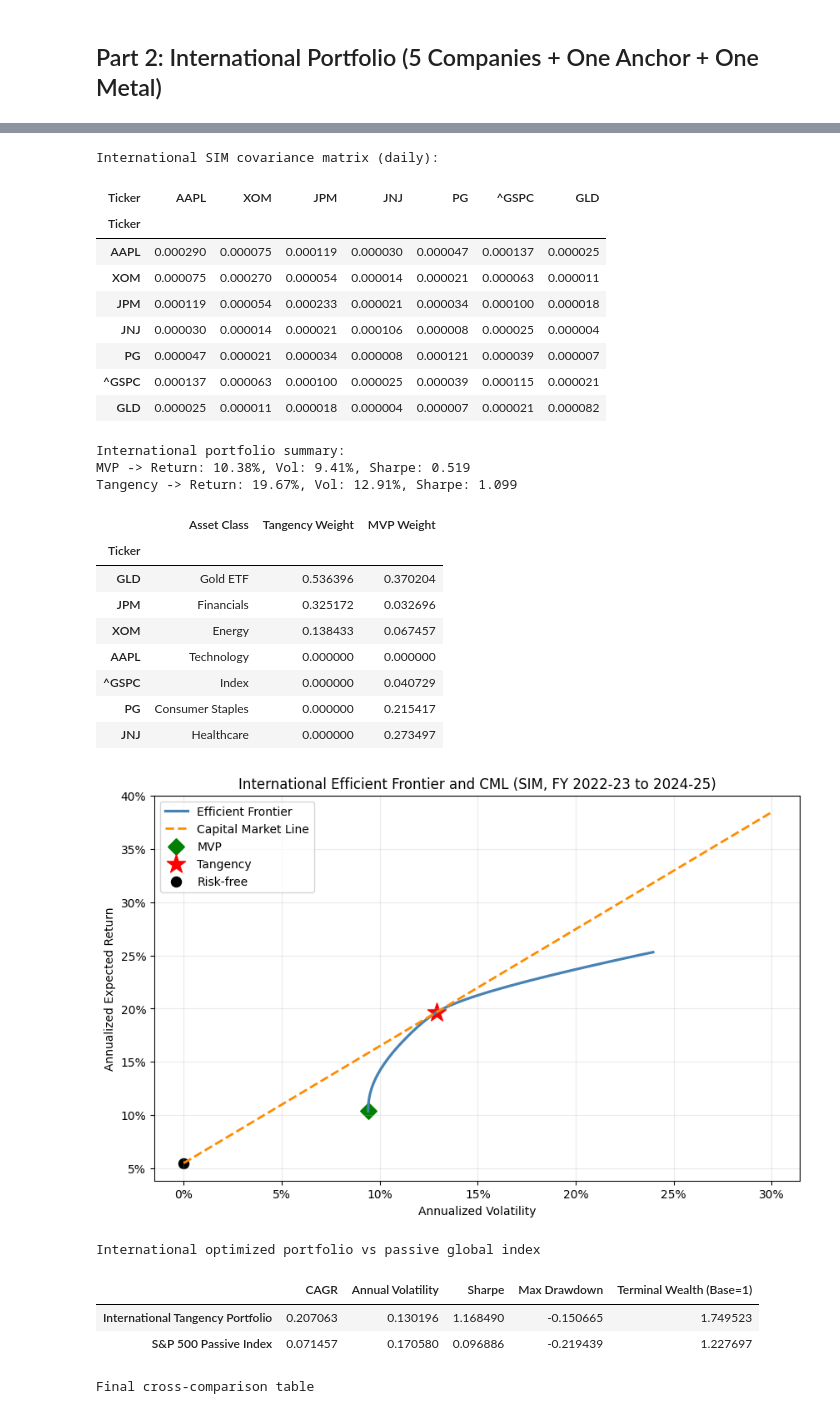
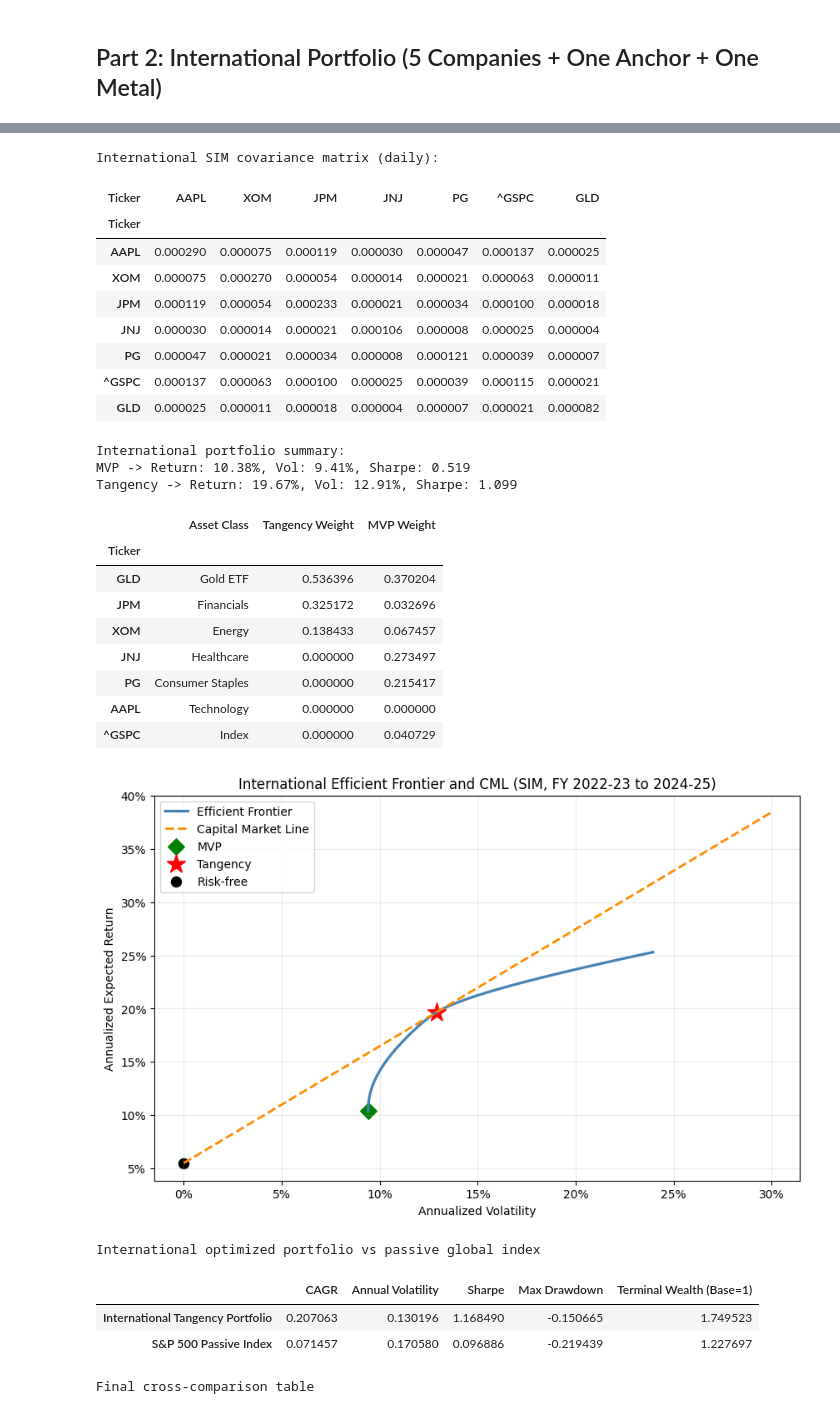
Before and after one commit to jtushya/SAPM-Repeat-Assignment, a Jupyter notebook: SIM_completed.ipynb, the cells around one changed output, grey strips where cells are left out. Cells and saved outputs as stored; diff of their text form; code cells hidden in the pictures.

```diff
--- a/SIM_completed.ipynb
+++ b/SIM_completed.ipynb
@@ -508,10 +504,6 @@ Part 1(c): Domestic optimized portfolio vs passive index
 # Part 2: international universe
 intl_all_candidates = list(international_company_candidates.keys()) + international_index_candidates + list(international_metal_map.values())
 international_returns = prepare_return_table(intl_all_candidates, international_market, START_DATE, END_DATE)
-
-# Keep an exported CSV (template-style workflow)
-international_returns.to_csv('international_returns.csv')
-international_returns = pd.read_csv('international_returns.csv', index_col=0, parse_dates=True)
 
 available_assets = [c for c in international_returns.columns if c != 'Market']
 coverage = international_returns[available_assets].notna().sum().sort_values(ascending=False)
@@ -644,37 +636,37 @@ International securities selected: ['AAPL', 'XOM', 'JPM', 'JNJ', 'PG', '^GSPC',
 Anchor selected: ^GSPC (mode=INDEX)
 Metal selected: GLD (preferred=GLD)
 International SIM input list (daily estimates):
 |  | Alpha | Beta | ResidualVar | R2 | ExpectedExcessDaily | TotalVarDaily |
 | Ticker |  |  |  |  |  |  |
 | AAPL | 0.000111 | 1.190170 | 0.000126 | 0.565010 | 0.000246 | 0.000290 |
 | XOM | 0.000459 | 0.543669 | 0.000236 | 0.126416 | 0.000521 | 0.000270 |
 | JPM | 0.000692 | 0.865279 | 0.000146 | 0.371875 | 0.000790 | 0.000233 |
 | JNJ | -0.000185 | 0.215111 | 0.000101 | 0.050520 | -0.000160 | 0.000106 |
 | PG | 0.000011 | 0.341716 | 0.000107 | 0.111607 | 0.000050 | 0.000121 |
 | ^GSPC | -0.000000 | 1.000000 | 0.000000 | 1.000000 | 0.000114 | 0.000115 |
 | GLD | 0.000415 | 0.180091 | 0.000078 | 0.045953 | 0.000436 | 0.000082 |
 International SIM covariance matrix (daily):
 | Ticker | AAPL | XOM | JPM | JNJ | PG | ^GSPC | GLD |
 | Ticker |  |  |  |  |  |  |  |
 | AAPL | 0.000290 | 0.000075 | 0.000119 | 0.000030 | 0.000047 | 0.000137 | 0.000025 |
 | XOM | 0.000075 | 0.000270 | 0.000054 | 0.000014 | 0.000021 | 0.000063 | 0.000011 |
 | JPM | 0.000119 | 0.000054 | 0.000233 | 0.000021 | 0.000034 | 0.000100 | 0.000018 |
 | JNJ | 0.000030 | 0.000014 | 0.000021 | 0.000106 | 0.000008 | 0.000025 | 0.000004 |
 | PG | 0.000047 | 0.000021 | 0.000034 | 0.000008 | 0.000121 | 0.000039 | 0.000007 |
 | ^GSPC | 0.000137 | 0.000063 | 0.000100 | 0.000025 | 0.000039 | 0.000115 | 0.000021 |
 | GLD | 0.000025 | 0.000011 | 0.000018 | 0.000004 | 0.000007 | 0.000021 | 0.000082 |
 International portfolio summary:
 MVP -> Return: 10.38%, Vol: 9.41%, Sharpe: 0.519
 Tangency -> Return: 19.67%, Vol: 12.91%, Sharpe: 1.099
 |  | Asset Class | Tangency Weight | MVP Weight |
 | Ticker |  |  |  |
 | GLD | Gold ETF | 0.536396 | 0.370204 |
 | JPM | Financials | 0.325172 | 0.032696 |
 | XOM | Energy | 0.138433 | 0.067457 |
+| JNJ | Healthcare | 0.000000 | 0.273497 |
+| PG | Consumer Staples | 0.000000 | 0.215417 |
 | AAPL | Technology | 0.000000 | 0.000000 |
 | ^GSPC | Index | 0.000000 | 0.040729 |
-| PG | Consumer Staples | 0.000000 | 0.215417 |
-| JNJ | Healthcare | 0.000000 | 0.273497 |
 [figure]
 International optimized portfolio vs passive global index
 |  | CAGR | Annual Volatility | Sharpe | Max Drawdown | Terminal Wealth (Base=1) |
```
Also changed, not shown: parts of 2 cells of this notebook.
